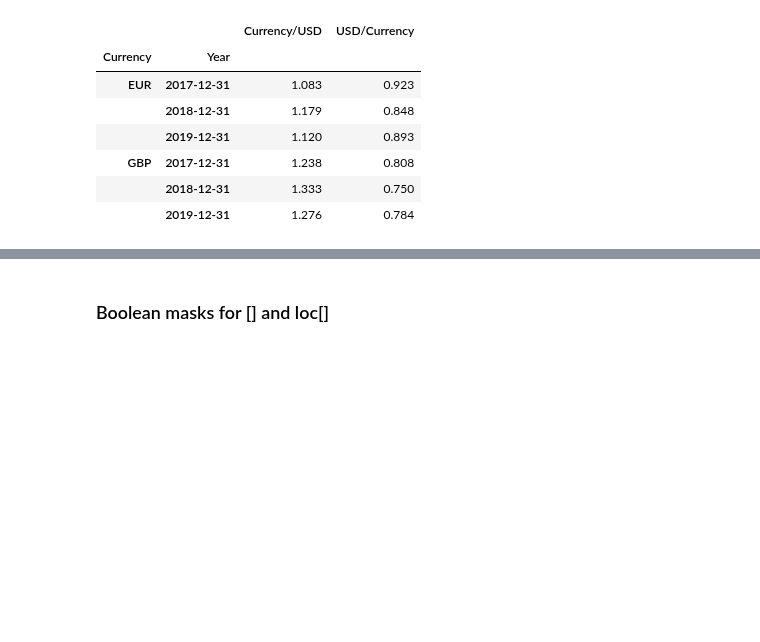
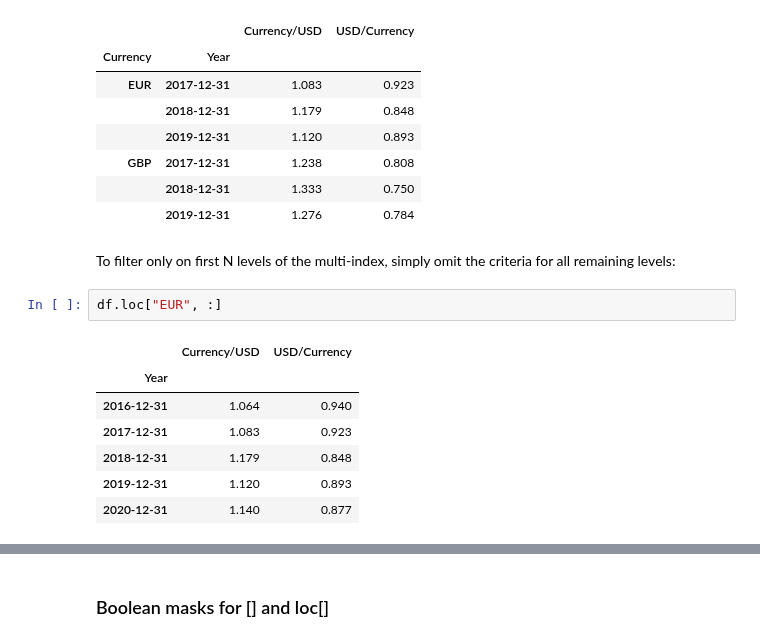
Before and after one commit to jaroslawr/jupyter-notebooks, a Jupyter notebook: lib_pandas/lib_pandas.ipynb, the cells around one changed output, grey strips where cells are left out. Saved outputs shown, nothing was run; the diff lists cells and outputs as text; blank space fills up the shorter version.

Commit message:
[pandas] Describe using slice(None) with loc[] and multi-index.

```diff
--- a/lib_pandas/lib_pandas.ipynb
+++ b/lib_pandas/lib_pandas.ipynb
@@ -239,3 +239,15 @@ df.loc[(["EUR", "GBP"], slice(pd.to_datetime("2017-12-31"), pd.to_datetime("2019
 | GBP | 2017-12-31 | 1.238 | 0.808 |
 |  | 2018-12-31 | 1.333 | 0.750 |
 |  | 2019-12-31 | 1.276 | 0.784 |
+# %% [markdown]
+To filter only on first N levels of the multi-index, simply omit the criteria for all remaining levels:
+# %%
+df.loc["EUR", :]
+# %% [output]
+|  | Currency/USD | USD/Currency |
+| Year |  |  |
+| 2016-12-31 | 1.064 | 0.940 |
+| 2017-12-31 | 1.083 | 0.923 |
+| 2018-12-31 | 1.179 | 0.848 |
+| 2019-12-31 | 1.120 | 0.893 |
+| 2020-12-31 | 1.140 | 0.877 |
```
Also changed, not shown: parts of 2 cells of this notebook, 1 other file.
